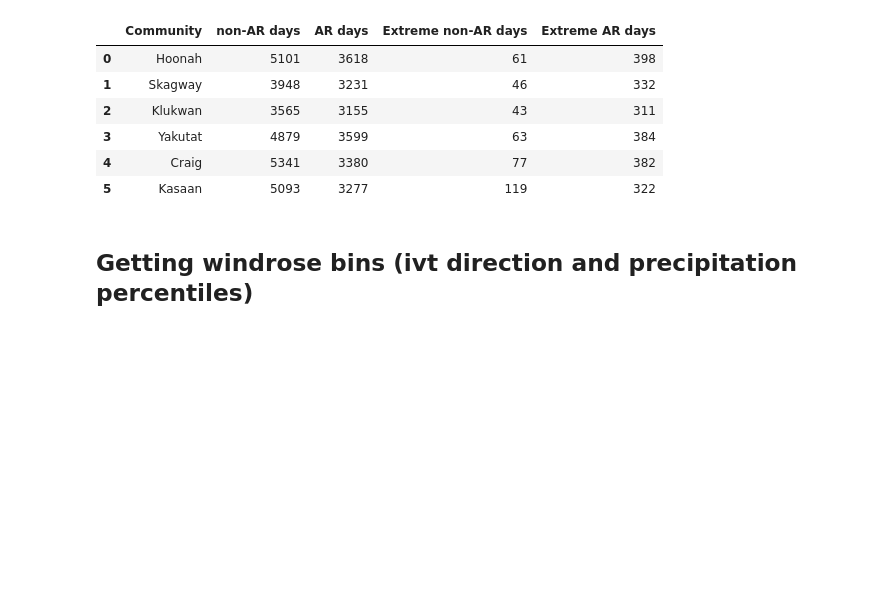
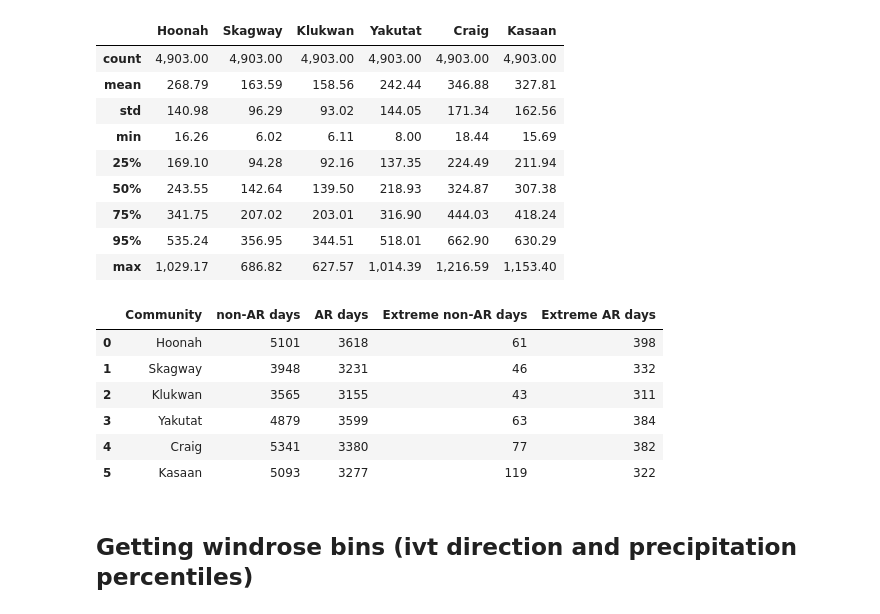
Before and after one commit to dlnash/SEAK_climatology, a Jupyter notebook: analysis/windrose_elevation-overlay.ipynb, the cells around one changed output. Cells and saved outputs as stored; diff of their text form; code cells hidden in the pictures; blank space fills up the shorter version.

```diff
--- a/analysis/windrose_elevation-overlay.ipynb
+++ b/analysis/windrose_elevation-overlay.ipynb
@@ -230,6 +230,19 @@ mapping = {df_tidy.columns[0]:'ID', df_tidy.columns[1]: 'Community', df_tidy.col
 df_tidy = df_tidy.rename(columns=mapping)
 df_tidy = df_tidy.drop(['ID'], axis=1)
 # df_tidy
+# %%
+df.describe(percentiles=[.25, .5, .75, .95])
+# %% [output]
+|  | Hoonah | Skagway | Klukwan | Yakutat | Craig | Kasaan |
+| count | 4,903.00 | 4,903.00 | 4,903.00 | 4,903.00 | 4,903.00 | 4,903.00 |
+| mean | 268.79 | 163.59 | 158.56 | 242.44 | 346.88 | 327.81 |
+| std | 140.98 | 96.29 | 93.02 | 144.05 | 171.34 | 162.56 |
+| min | 16.26 | 6.02 | 6.11 | 8.00 | 18.44 | 15.69 |
+| 25% | 169.10 | 94.28 | 92.16 | 137.35 | 224.49 | 211.94 |
+| 50% | 243.55 | 142.64 | 139.50 | 218.93 | 324.87 | 307.38 |
+| 75% | 341.75 | 207.02 | 203.01 | 316.90 | 444.03 | 418.24 |
+| 95% | 535.24 | 356.95 | 344.51 | 518.01 | 662.90 | 630.29 |
+| max | 1,029.17 | 686.82 | 627.57 | 1,014.39 | 1,216.59 | 1,153.40 |
 # %%
 # 95th percentile threshold for precipitation and IVT for ALL days
 prec_thres = []
```
Also changed, not shown: parts of 1 cell of this notebook, 10 other files.
